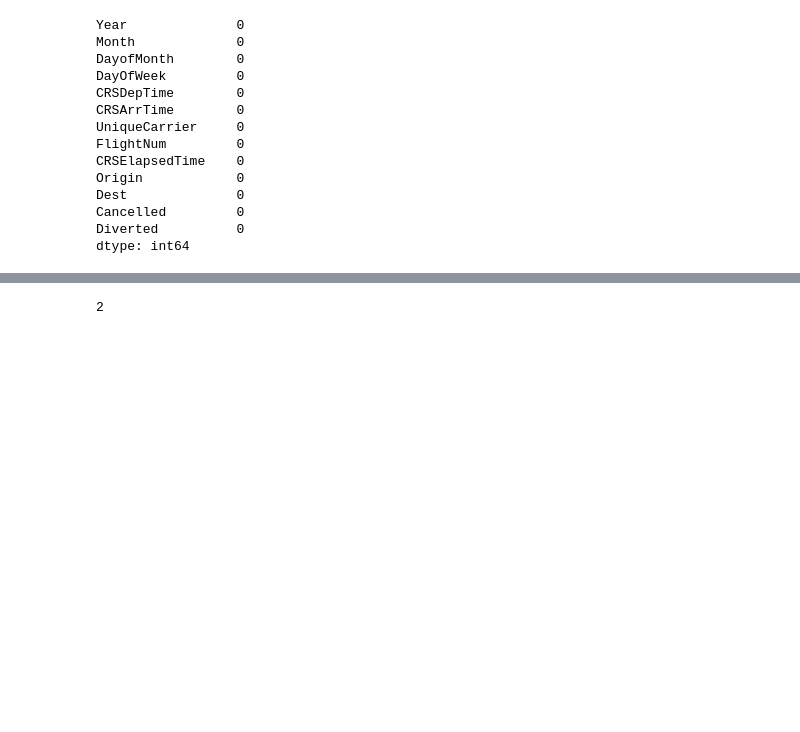
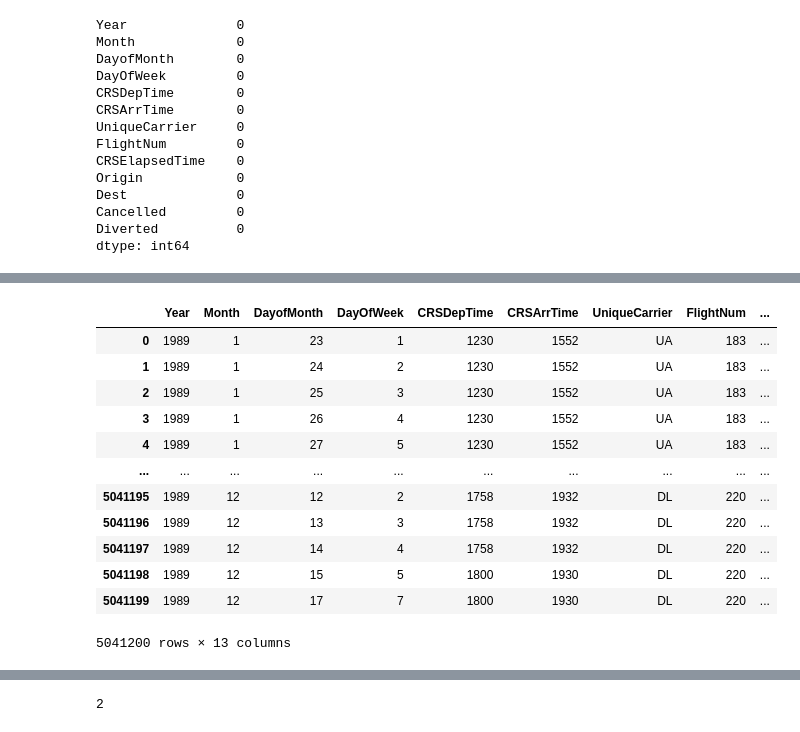
Before and after one commit to s2014628/data-analytics-migration-to-tableau, a Jupyter notebook: flights.ipynb, the cells around one changed output, grey strips where cells are left out. Drawn from its saved outputs; the diff is of its cells as text; code cells hidden in the pictures; blank space fills up the shorter version.

```diff
--- a/flights.ipynb
+++ b/flights.ipynb
@@ -126,0 +125,2 @@ flight_1989
+# %%
+flight_1989_dropped=flight_1989.dropna(axis=1)
@@ -126,0 +438,16 @@ flight_1989
+# %%
+flight_1989_dropped
+# %% [output]
+|  | Year | Month | DayofMonth | DayOfWeek | CRSDepTime | CRSArrTime | UniqueCarrier | FlightNum | ... |
+| 0 | 1989 | 1 | 23 | 1 | 1230 | 1552 | UA | 183 | ... |
+| 1 | 1989 | 1 | 24 | 2 | 1230 | 1552 | UA | 183 | ... |
+| 2 | 1989 | 1 | 25 | 3 | 1230 | 1552 | UA | 183 | ... |
+| 3 | 1989 | 1 | 26 | 4 | 1230 | 1552 | UA | 183 | ... |
+| 4 | 1989 | 1 | 27 | 5 | 1230 | 1552 | UA | 183 | ... |
+| ... | ... | ... | ... | ... | ... | ... | ... | ... | ... |
+| 5041195 | 1989 | 12 | 12 | 2 | 1758 | 1932 | DL | 220 | ... |
+| 5041196 | 1989 | 12 | 13 | 3 | 1758 | 1932 | DL | 220 | ... |
+| 5041197 | 1989 | 12 | 14 | 4 | 1758 | 1932 | DL | 220 | ... |
+| 5041198 | 1989 | 12 | 15 | 5 | 1800 | 1930 | DL | 220 | ... |
+| 5041199 | 1989 | 12 | 17 | 7 | 1800 | 1930 | DL | 220 | ... |
+5041200 rows × 13 columns
```
Also changed, not shown: parts of 34 cells of this notebook.
